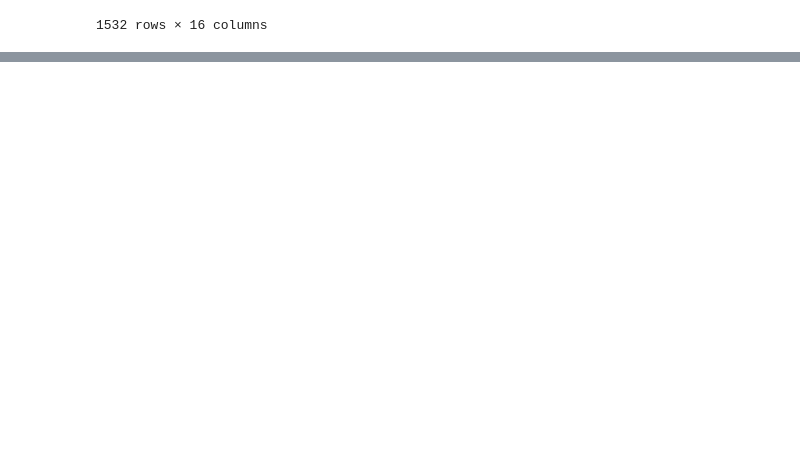
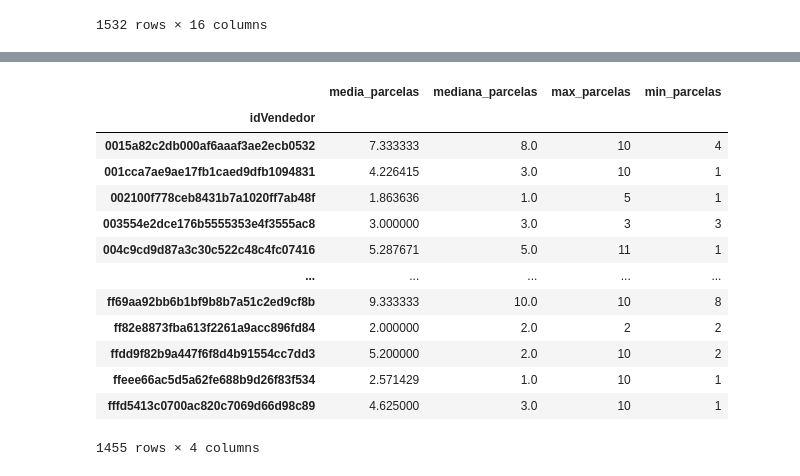
Before and after one commit to BaimaCaio/olist-ml-model, a Jupyter notebook: src/etl/pagamentos.ipynb, the cells around one changed output, grey strips where cells are left out. Drawn from its saved outputs; the diff is of its cells as text; code cells hidden in the pictures; blank space fills up the shorter version.

```diff
--- a/src/etl/pagamentos.ipynb
+++ b/src/etl/pagamentos.ipynb
@@ -1,6 +1,10 @@
 # %%
 import pandas as pd
 import matplotlib.pyplot as plt
+import plotly.express as px
+
+pd.set_option('display.max_columns', None)
+
 
 pedidos = pd.read_csv('dtPedidos.csv')
 pedidos['dtPedido'] = pd.to_datetime(pedidos['dtPedido'])
@@ -137,0 +165,28 @@ qt_pedidos_formatado
+# %%
+id_vendedor = parcelas_cred['idVendedor'].unique()
+media_parcelas = parcelas_cred.groupby('idVendedor')['nrParcelas'].mean()
+mediana_parcelas = parcelas_cred.groupby('idVendedor')['nrParcelas'].median()
+max_parcelas = parcelas_cred.groupby('idVendedor')['nrParcelas'].max()
+min_parcelas = parcelas_cred.groupby('idVendedor')['nrParcelas'].min()
+
+parcelas_info = pd.DataFrame({'media_parcelas': media_parcelas,
+                   'mediana_parcelas': mediana_parcelas,
+                   'max_parcelas': max_parcelas,
+                   'min_parcelas': min_parcelas})
+
+parcelas_info
+# %% [output]
+|  | media_parcelas | mediana_parcelas | max_parcelas | min_parcelas |
+| idVendedor |  |  |  |  |
+| 0015a82c2db000af6aaaf3ae2ecb0532 | 7.333333 | 8.0 | 10 | 4 |
+| 001cca7ae9ae17fb1caed9dfb1094831 | 4.226415 | 3.0 | 10 | 1 |
+| 002100f778ceb8431b7a1020ff7ab48f | 1.863636 | 1.0 | 5 | 1 |
+| 003554e2dce176b5555353e4f3555ac8 | 3.000000 | 3.0 | 3 | 3 |
+| 004c9cd9d87a3c30c522c48c4fc07416 | 5.287671 | 5.0 | 11 | 1 |
+| ... | ... | ... | ... | ... |
+| ff69aa92bb6b1bf9b8b7a51c2ed9cf8b | 9.333333 | 10.0 | 10 | 8 |
+| ff82e8873fba613f2261a9acc896fd84 | 2.000000 | 2.0 | 2 | 2 |
+| ffdd9f82b9a447f6f8d4b91554cc7dd3 | 5.200000 | 2.0 | 10 | 2 |
+| ffeee66ac5d5a62fe688b9d26f83f534 | 2.571429 | 1.0 | 10 | 1 |
+| fffd5413c0700ac820c7069d66d98c89 | 4.625000 | 3.0 | 10 | 1 |
+1455 rows × 4 columns
```
Also changed, not shown: parts of 11 cells of this notebook.
